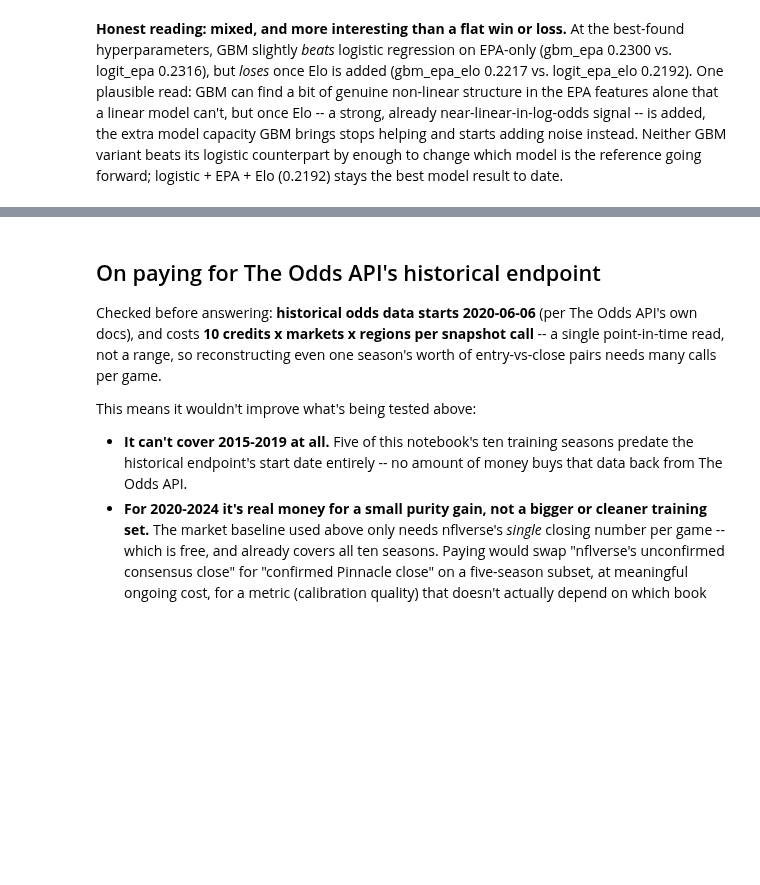
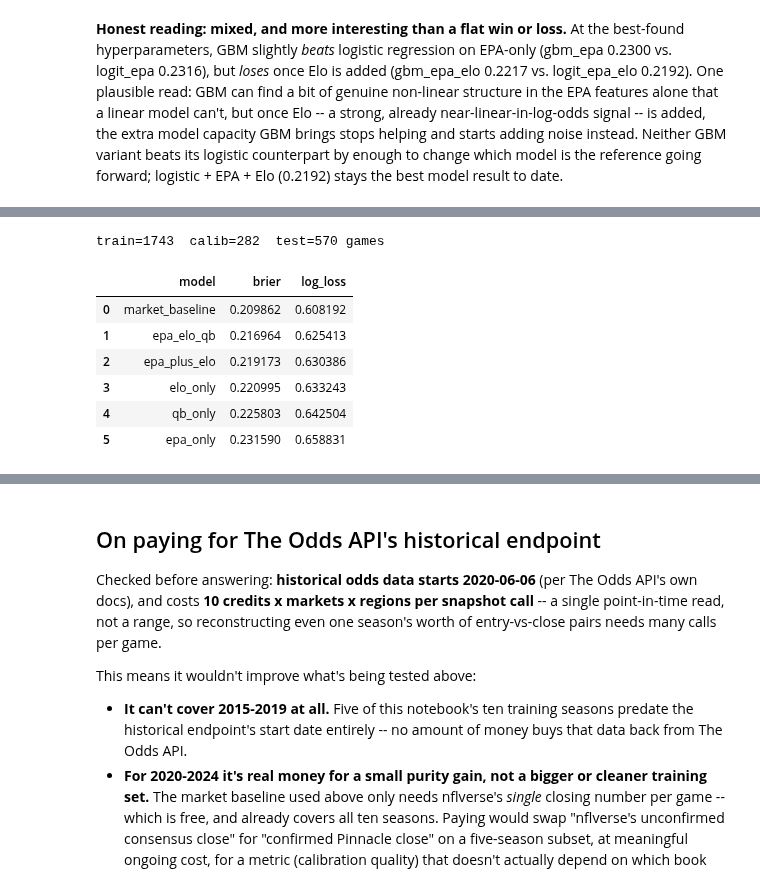
Before and after one commit to rahulr-1006/nfl_2026, a Jupyter notebook: notebooks/model_backtest_results.ipynb, the cells around one changed output, grey strips where cells are left out. Cells and saved outputs as stored; diff of their text form; code cells hidden in the pictures; blank space fills up the shorter version.

```diff
--- a/notebooks/model_backtest_results.ipynb
+++ b/notebooks/model_backtest_results.ipynb
@@ -384,0 +403,35 @@ forward; logistic + EPA + Elo (0.2192) stays the best model result to date.
+# %%
+from src.model.qb_elo import compute_qb_elo_ratings
+from src.model.train import COMBINED_QB_FEATURE_COLUMNS, QB_FEATURE_COLUMNS
+
+qb_elo_ratings = compute_qb_elo_ratings(schedule, elo_ratings)
+training_df_qb = build_training_frame(pbp, schedule, elo_ratings=elo_ratings, qb_elo_ratings=qb_elo_ratings)
+train_df_qb, calib_df_qb, test_df_qb = time_based_split(
+    training_df_qb, train_seasons=range(2015, 2022), calib_seasons=[2022], test_seasons=[2023, 2024]
+)
+print(f"train={len(train_df_qb)}  calib={len(calib_df_qb)}  test={len(test_df_qb)} games")
+
+qb_only_model = fit_win_probability_model(train_df_qb, feature_columns=QB_FEATURE_COLUMNS)
+epa_elo_qb_model = fit_win_probability_model(train_df_qb, feature_columns=COMBINED_QB_FEATURE_COLUMNS)
+
+qb_report = compare_to_baseline(
+    {
+        "market_baseline": test_df_qb["market_prob_home"],
+        "epa_only": predict_home_win_proba(raw_model, test_df_qb, feature_columns=FEATURE_COLUMNS),
+        "elo_only": predict_home_win_proba(elo_model, test_df_qb, feature_columns=ELO_FEATURE_COLUMNS),
+        "epa_plus_elo": predict_home_win_proba(combined_model, test_df_qb, feature_columns=COMBINED_FEATURE_COLUMNS),
+        "qb_only": predict_home_win_proba(qb_only_model, test_df_qb, feature_columns=QB_FEATURE_COLUMNS),
+        "epa_elo_qb": predict_home_win_proba(epa_elo_qb_model, test_df_qb, feature_columns=COMBINED_QB_FEATURE_COLUMNS),
+    },
+    test_df_qb["home_win"],
+)
+qb_report
+# %% [output]
+train=1743  calib=282  test=570 games
+|  | model | brier | log_loss |
+| 0 | market_baseline | 0.209862 | 0.608192 |
+| 1 | epa_elo_qb | 0.216964 | 0.625413 |
+| 2 | epa_plus_elo | 0.219173 | 0.630386 |
+| 3 | elo_only | 0.220995 | 0.633243 |
+| 4 | qb_only | 0.225803 | 0.642504 |
+| 5 | epa_only | 0.231590 | 0.658831 |
```
Also changed, not shown: parts of 4 cells of this notebook, 5 other files.
